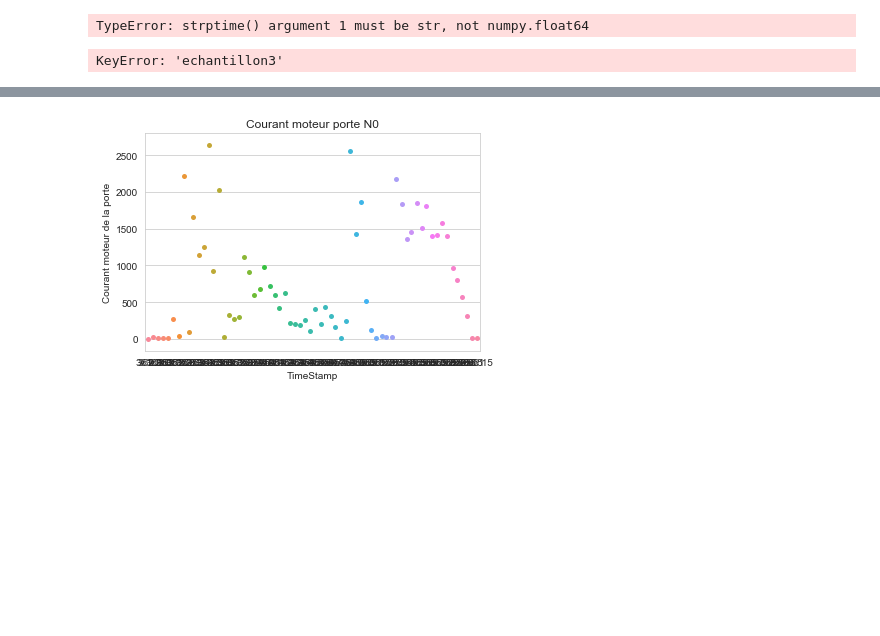
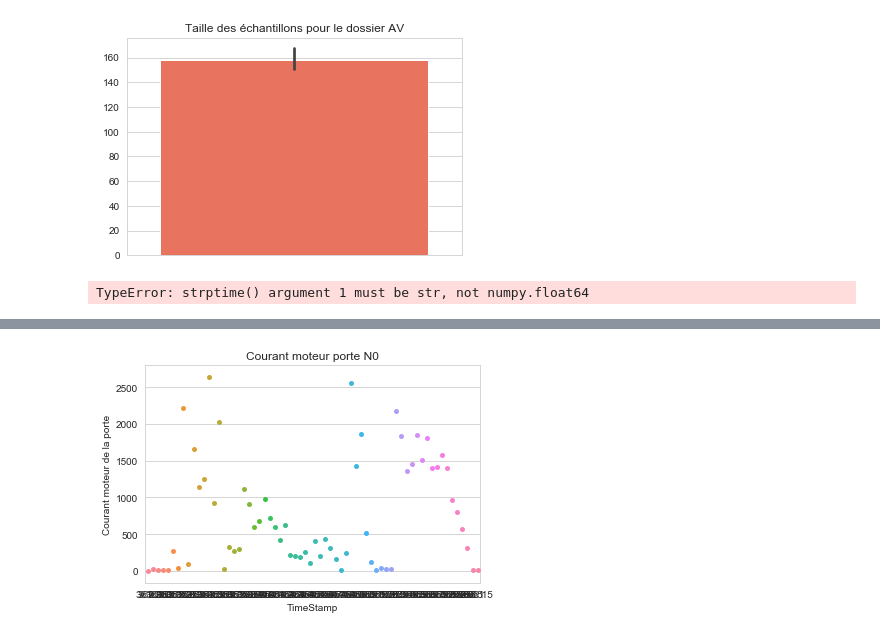
Before and after one commit to ikos-consulting/decodeDoor, a Jupyter notebook: Door_Analysis.ipynb, the cells around one changed output, grey strips where cells are left out. Cells and saved outputs as stored; diff of their text form; code cells hidden in the pictures; blank space fills up the shorter version.

```diff
--- a/Door_Analysis.ipynb
+++ b/Door_Analysis.ipynb
@@ -84,3 +75,15 @@ t
+# %%
+len_sample = []
+for i in range(len(d)):
+    f = "echantillon" + str(i)
+    len_sample.append(len(d[f]))
+# %%
+#Distplot
+p = sns.barplot(y=len_sample, color='tomato')
+plt.title("Taille des échantillons pour le dossier AV")
+plt.show(p)
+# %% [output]
+[figure, added]
 # %%
 i=1
 p=0
@@ -128,8 +109,0 @@ while i < len(t):
-# %%
-n0 = d["echantillon0"]
-n1 = d["echantillon1"]
-n2 = d["echantillon2"]
-n3 = d["echantillon3"]
-n4 = d["echantillon4"]
-# %% [output]
-KeyError: 'echantillon3'
```
Also changed, not shown: parts of 11 cells of this notebook.
